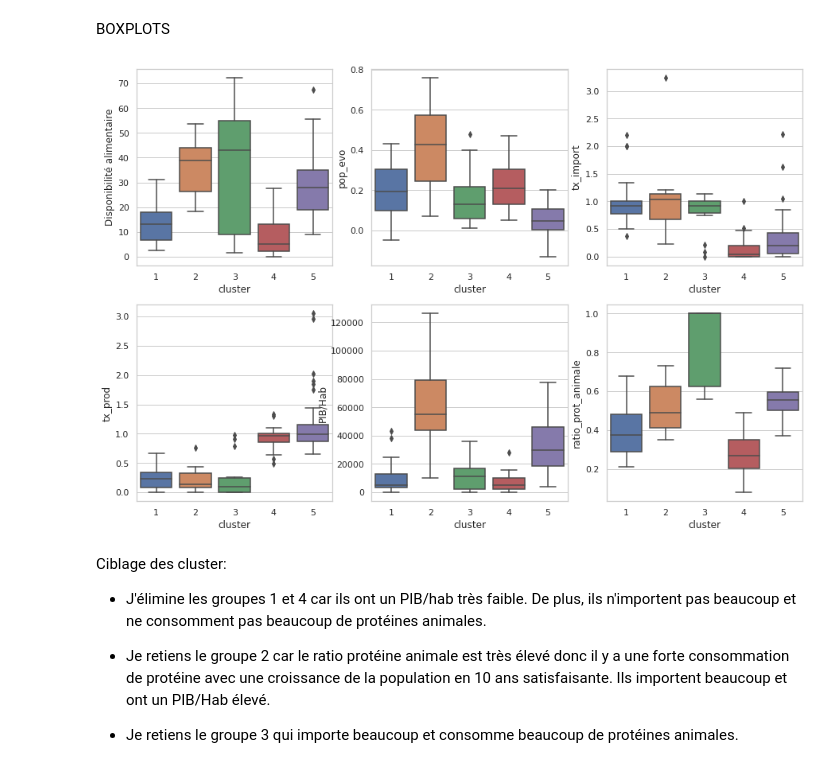
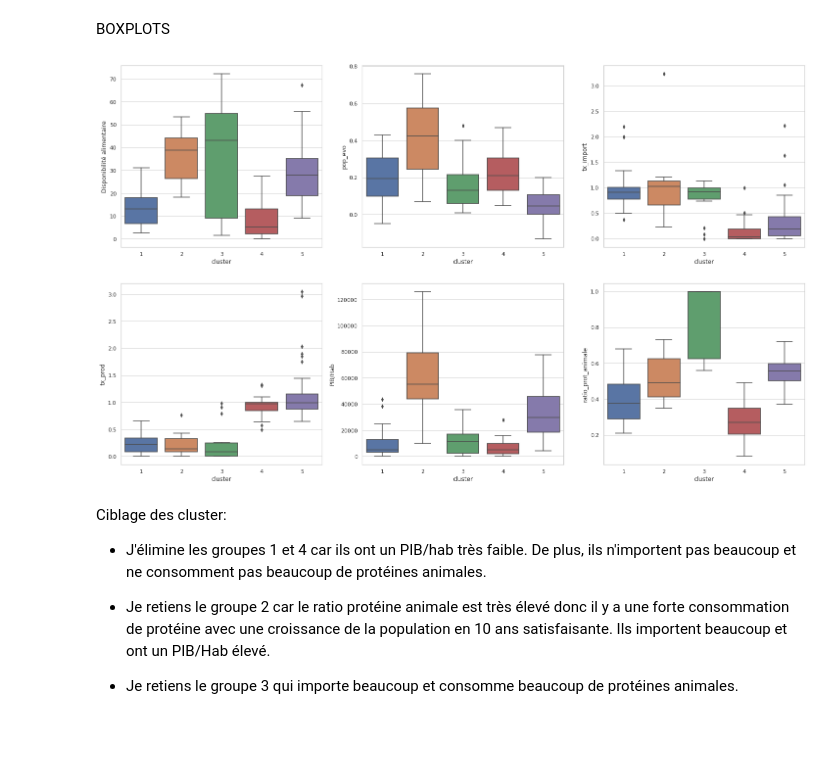
Before and after one commit to Randasabag/Etude-de-march-de-la-poule-qui-chante-avec-Python, a Jupyter notebook: projet9V1.ipynb, the cells around one changed output. Drawn from its saved outputs; the diff is of its cells as text; code cells hidden in the pictures; blank space fills up the shorter version.

```diff
--- a/projet9V1.ipynb
+++ b/projet9V1.ipynb
@@ -1482,32 +1494,32 @@ df_fin_mean.head()
 BOXPLOTS
 # %%
 #Comparaison visuelle des groupes par Boxplot, en abscisse les numéros des groupes
-plt.figure(figsize=(15, 10))
+plt.figure(figsize=(25, 15))
 sns.set(style="whitegrid")
 plt.subplot(2, 3, 1)
 
 plt.subplot(231)
 sns.boxplot(data=pays_clustered, x='cluster', y='Disponibilité alimentaire')
 
 plt.subplot(232)
 sns.boxplot(data=pays_clustered, x='cluster', y='pop_evo')
 
 plt.subplot(233)
 sns.boxplot(data=pays_clustered, x='cluster', y='tx_import')
 
 plt.subplot(234)
 sns.boxplot(data=pays_clustered, x='cluster', y='tx_prod')
 
 plt.subplot(235)
 sns.boxplot(data=pays_clustered, x='cluster', y='PIB/Hab')
 
 plt.subplot(236)
 sns.boxplot(data=pays_clustered, x='cluster', y='ratio_prot_animale')
 
 plt.savefig("boxplots.png")
 plt.show()
 # %% [output]
-[figure, old version]
+[figure, new version]
 # %% [markdown]
 Ciblage des cluster:
 
```
Also changed, not shown: parts of 31 cells of this notebook.
